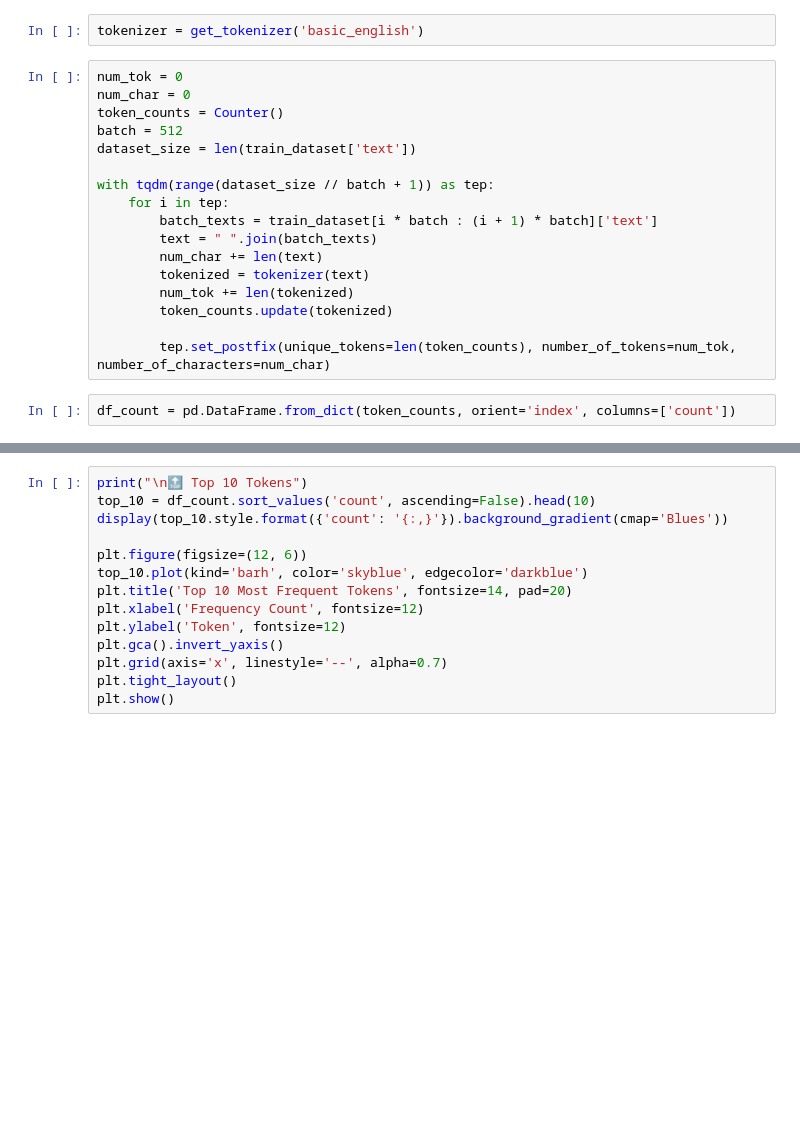
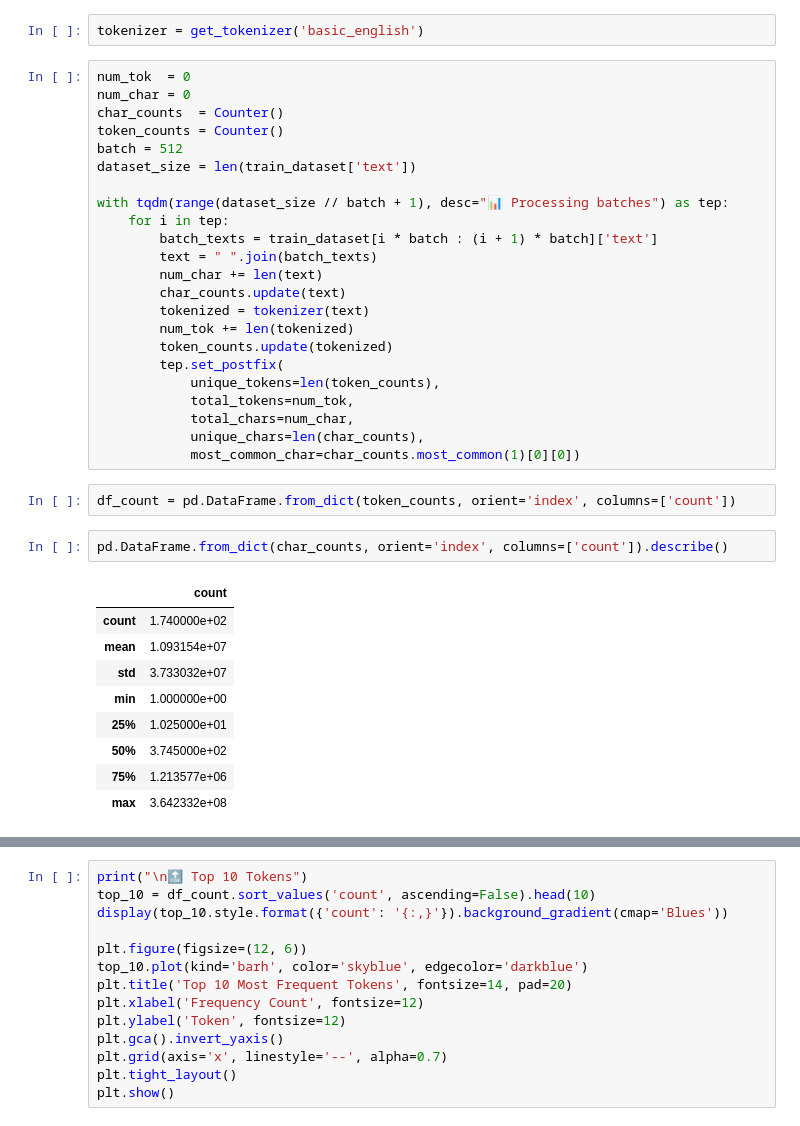
Before and after one commit to ahmadrezabaqerzade/GPT2, a Jupyter notebook: Analyze_dataset.ipynb, the cells around one changed output, grey strips where cells are left out. Saved outputs shown, nothing was run; the diff lists cells and outputs as text; blank space fills up the shorter version.

```diff
--- a/Analyze_dataset.ipynb
+++ b/Analyze_dataset.ipynb
@@ -88,21 +115,39 @@ Number of valid rows(stories):  0.02199 Million rows(stories)
 # %%
 tokenizer = get_tokenizer('basic_english')
 # %%
-num_tok = 0
+num_tok  = 0
 num_char = 0
+char_counts  = Counter()
 token_counts = Counter()
 batch = 512
 dataset_size = len(train_dataset['text'])
 
-with tqdm(range(dataset_size // batch + 1)) as tep:
+with tqdm(range(dataset_size // batch + 1), desc="📊 Processing batches") as tep:
     for i in tep:
         batch_texts = train_dataset[i * batch : (i + 1) * batch]['text']
         text = " ".join(batch_texts)
         num_char += len(text)
+        char_counts.update(text)
         tokenized = tokenizer(text)
         num_tok += len(tokenized)
         token_counts.update(tokenized)
-
-        tep.set_postfix(unique_tokens=len(token_counts), number_of_tokens=num_tok, number_of_characters=num_char)
+        tep.set_postfix(
+            unique_tokens=len(token_counts),
+            total_tokens=num_tok,
+            total_chars=num_char,
+            unique_chars=len(char_counts),
+            most_common_char=char_counts.most_common(1)[0][0])
 # %%
 df_count = pd.DataFrame.from_dict(token_counts, orient='index', columns=['count'])
+# %%
+pd.DataFrame.from_dict(char_counts, orient='index', columns=['count']).describe()
+# %% [output]
+|  | count |
+| count | 1.740000e+02 |
+| mean | 1.093154e+07 |
+| std | 3.733032e+07 |
+| min | 1.000000e+00 |
+| 25% | 1.025000e+01 |
+| 50% | 3.745000e+02 |
+| 75% | 1.213577e+06 |
+| max | 3.642332e+08 |
```
Also changed, not shown: parts of 26 cells of this notebook.
